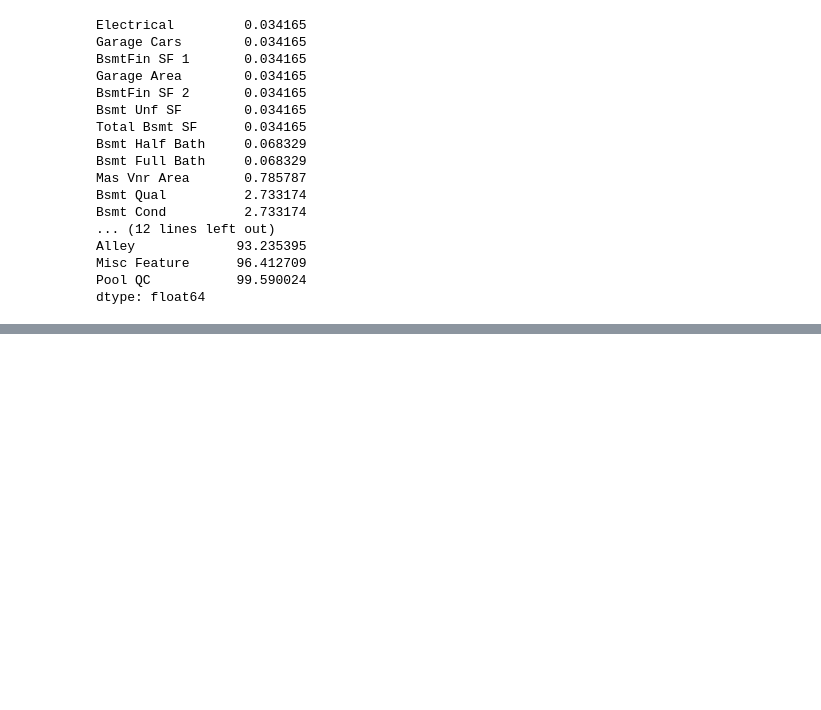
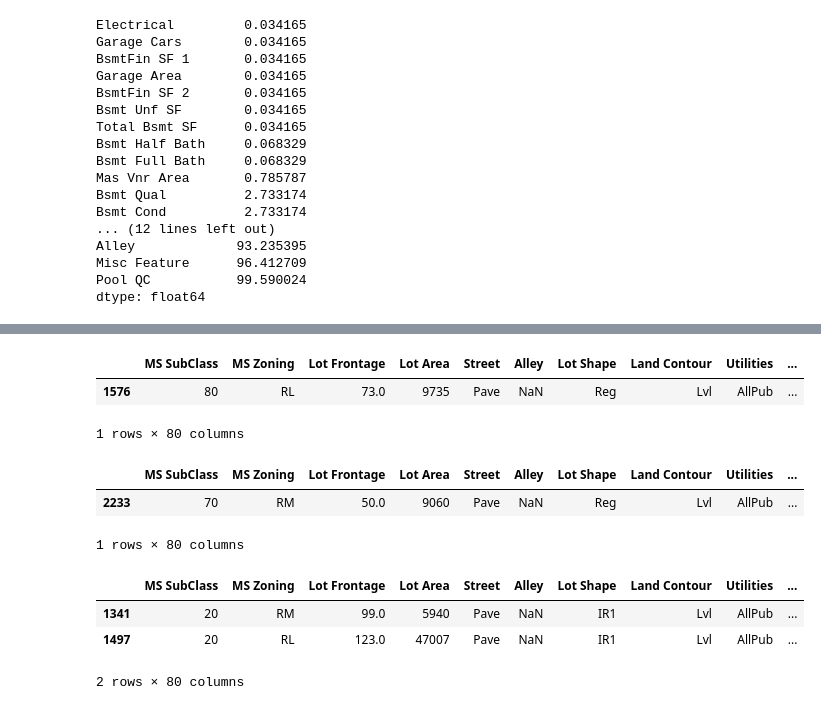
Before and after one commit to rostya-codes/Machine-Learning-Data-Science, a Jupyter notebook: Feature Engineering/p35.ipynb, the cells around one changed output, grey strips where cells are left out. Saved outputs shown, nothing was run; the diff lists cells and outputs as text; code cells hidden in the pictures; blank space fills up the shorter version.

```diff
--- a/Feature Engineering/p35.ipynb
+++ b/Feature Engineering/p35.ipynb
@@ -127,0 +149,19 @@ plt.xticks(rotation=90);
+# %%
+df[df['Electrical'].isnull()]
+# %% [output]
+|  | MS SubClass | MS Zoning | Lot Frontage | Lot Area | Street | Alley | Lot Shape | Land Contour | Utilities | ... |
+| 1576 | 80 | RL | 73.0 | 9735 | Pave | NaN | Reg | Lvl | AllPub | ... |
+1 rows × 80 columns
+# %%
+df[df['Garage Area'].isnull()]
+# %% [output]
+|  | MS SubClass | MS Zoning | Lot Frontage | Lot Area | Street | Alley | Lot Shape | Land Contour | Utilities | ... |
+| 2233 | 70 | RM | 50.0 | 9060 | Pave | NaN | Reg | Lvl | AllPub | ... |
+1 rows × 80 columns
+# %%
+df[df['Bsmt Half Bath'].isnull()]
+# %% [output]
+|  | MS SubClass | MS Zoning | Lot Frontage | Lot Area | Street | Alley | Lot Shape | Land Contour | Utilities | ... |
+| 1341 | 20 | RM | 99.0 | 5940 | Pave | NaN | IR1 | Lvl | AllPub | ... |
+| 1497 | 20 | RL | 123.0 | 47007 | Pave | NaN | IR1 | Lvl | AllPub | ... |
+2 rows × 80 columns
```
Also changed, not shown: parts of 3 cells of this notebook.
